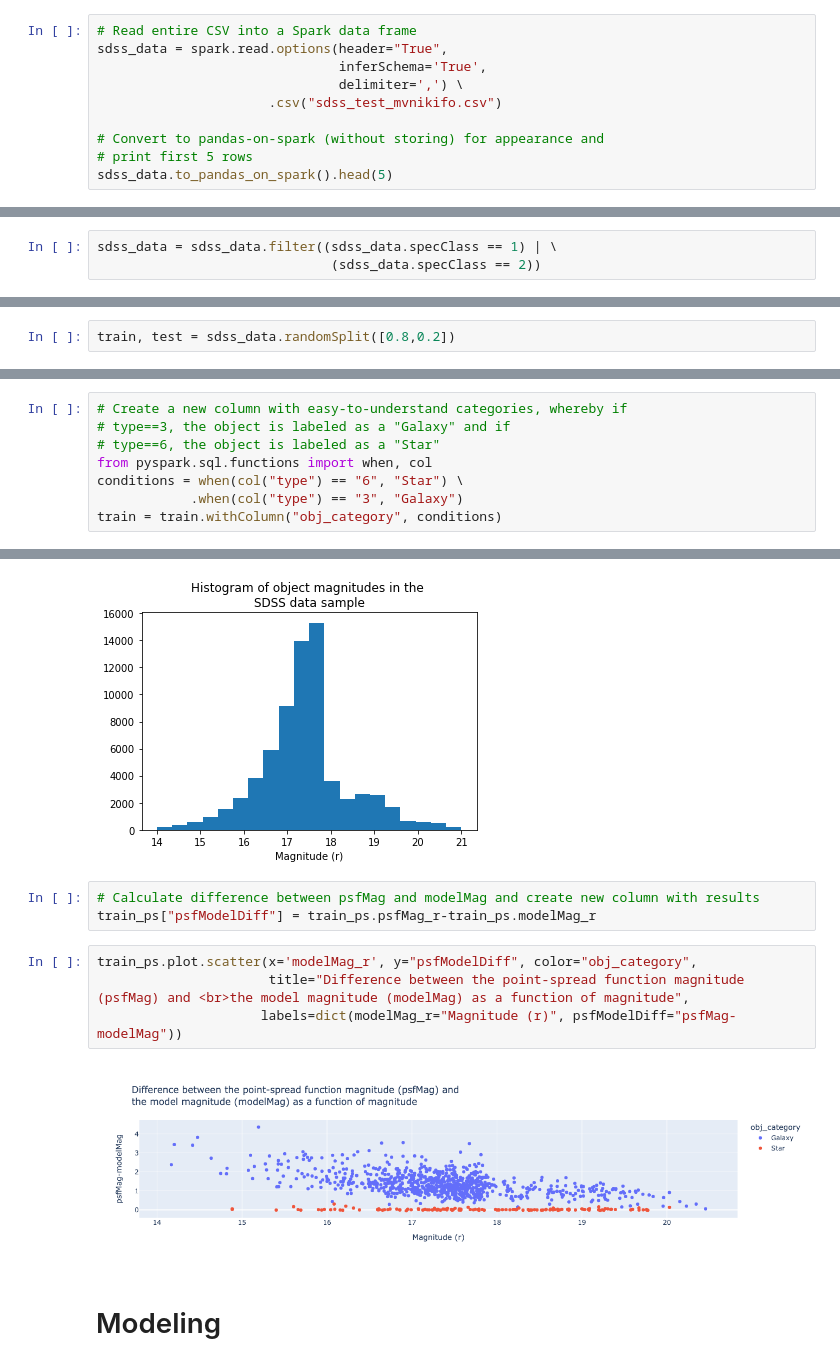
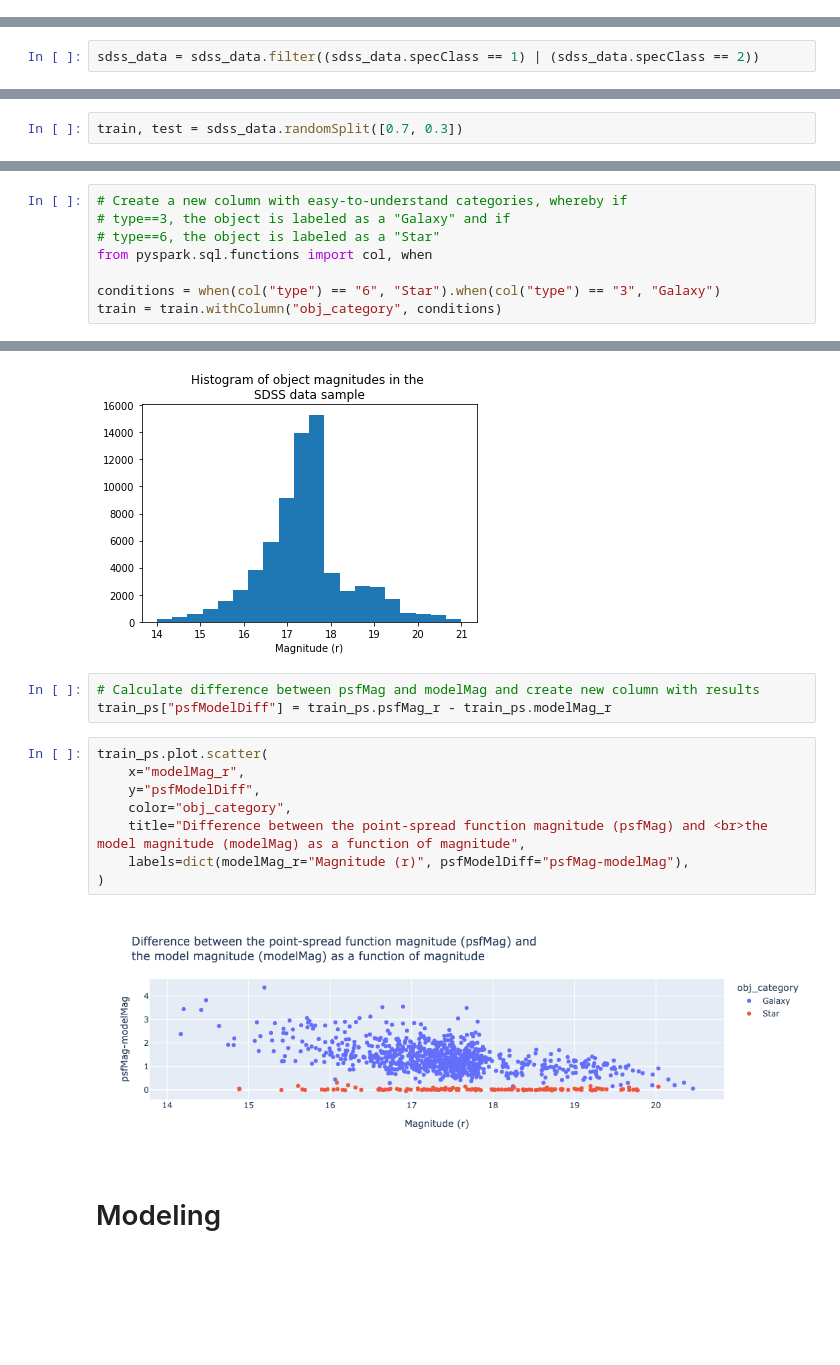
Before and after one commit to scimaksim/ML-Star-Galaxy-Classifiers, a Jupyter notebook: Nikiforov_Project_3.ipynb, the cells around one changed output, grey strips where cells are left out. Cells and saved outputs as stored; diff of their text form; blank space fills up the shorter version.

```diff
--- a/Nikiforov_Project_3.ipynb
+++ b/Nikiforov_Project_3.ipynb
@@ -60,13 +118,3 @@ The request retrieves 1,030,220 rows of observations.
 Supervised learning is the technique of using regression or classification algorithms and known variables ("predictors" or "features") to train models that predict numeric outputs or categorize observations based on probability. The act of "training" models involves using historical data, such as the SDSS DR7, to "find the relationship that has the best predictive power" for new observations <cite id="bkbzf"><a href="#zotero|6578788/ELIRRS3L">(Tatsat et al., 2020)</a></cite>. To avoid overfitting a model to training data, it is common practice to split historical data into "training" and "test" sets during model development. The training data is used to teach a model how to predict or classify an observation, while test data helps practitioners quantify model performance with unseen observations.
 # %% [markdown]
 ## Data split
-# %%
-# Read entire CSV into a Spark data frame
-sdss_data = spark.read.options(header="True",
-                               inferSchema='True',
-                               delimiter=',') \
-                      .csv("sdss_test_mvnikifo.csv")
-
-# Convert to pandas-on-spark (without storing) for appearance and
-# print first 5 rows
-sdss_data.to_pandas_on_spark().head(5)
@@ -144,7 +221,6 @@ The data also contains a `specClass` column with values that correspond to the f
 # %% [markdown]
 The intent of this project is to classify only stars and galaxies, and all other observations should be removed.
 # %%
-sdss_data = sdss_data.filter((sdss_data.specClass == 1) | \
-                              (sdss_data.specClass == 2))
+sdss_data = sdss_data.filter((sdss_data.specClass == 1) | (sdss_data.specClass == 2))
 # %%
 from pyspark.sql.types import StringType
@@ -168,7 +241,7 @@ sdss_data.groupBy("type").count().show()
 # %% [markdown]
 The data set should be split into a training and a testing test before further exploration.
 # %%
-train, test = sdss_data.randomSplit([0.8,0.2])
+train, test = sdss_data.randomSplit([0.7, 0.3])
 # %% [markdown]
 <a id="eda"></a>
 # Exploratory data analysis
@@ -275,9 +400,9 @@ Test observations: 17093
 # Create a new column with easy-to-understand categories, whereby if
 # type==3, the object is labeled as a "Galaxy" and if
 # type==6, the object is labeled as a "Star"
-from pyspark.sql.functions import when, col
-conditions = when(col("type") == "6", "Star") \
-            .when(col("type") == "3", "Galaxy")
+from pyspark.sql.functions import col, when
+
+conditions = when(col("type") == "6", "Star").when(col("type") == "3", "Galaxy")
 train = train.withColumn("obj_category", conditions)
 # %%
 train_ps = train.to_pandas_on_spark()
@@ -311,13 +438,17 @@ Text(0.5, 1.0, 'Histogram of object magnitudes in the \nSDSS data sample')
 [figure]
 # %%
 # Calculate difference between psfMag and modelMag and create new column with results
-train_ps["psfModelDiff"] = train_ps.psfMag_r-train_ps.modelMag_r
+train_ps["psfModelDiff"] = train_ps.psfMag_r - train_ps.modelMag_r
 # %%
-train_ps.plot.scatter(x='modelMag_r', y="psfModelDiff", color="obj_category",
-                      title="Difference between the point-spread function magnitude (psfMag) and <br>the model magnitude (modelMag) as a function of magnitude",
-                     labels=dict(modelMag_r="Magnitude (r)", psfModelDiff="psfMag-modelMag"))
+train_ps.plot.scatter(
+    x="modelMag_r",
+    y="psfModelDiff",
+    color="obj_category",
+    title="Difference between the point-spread function magnitude (psfMag) and <br>the model magnitude (modelMag) as a function of magnitude",
+    labels=dict(modelMag_r="Magnitude (r)", psfModelDiff="psfMag-modelMag"),
+)
 # %% [output]
-[figure, old version]
+[figure, new version]
 # %% [markdown]
 <a id="modeling"></a>
 # Modeling
```
Also changed, not shown: parts of 55 cells of this notebook, 2 other files.
